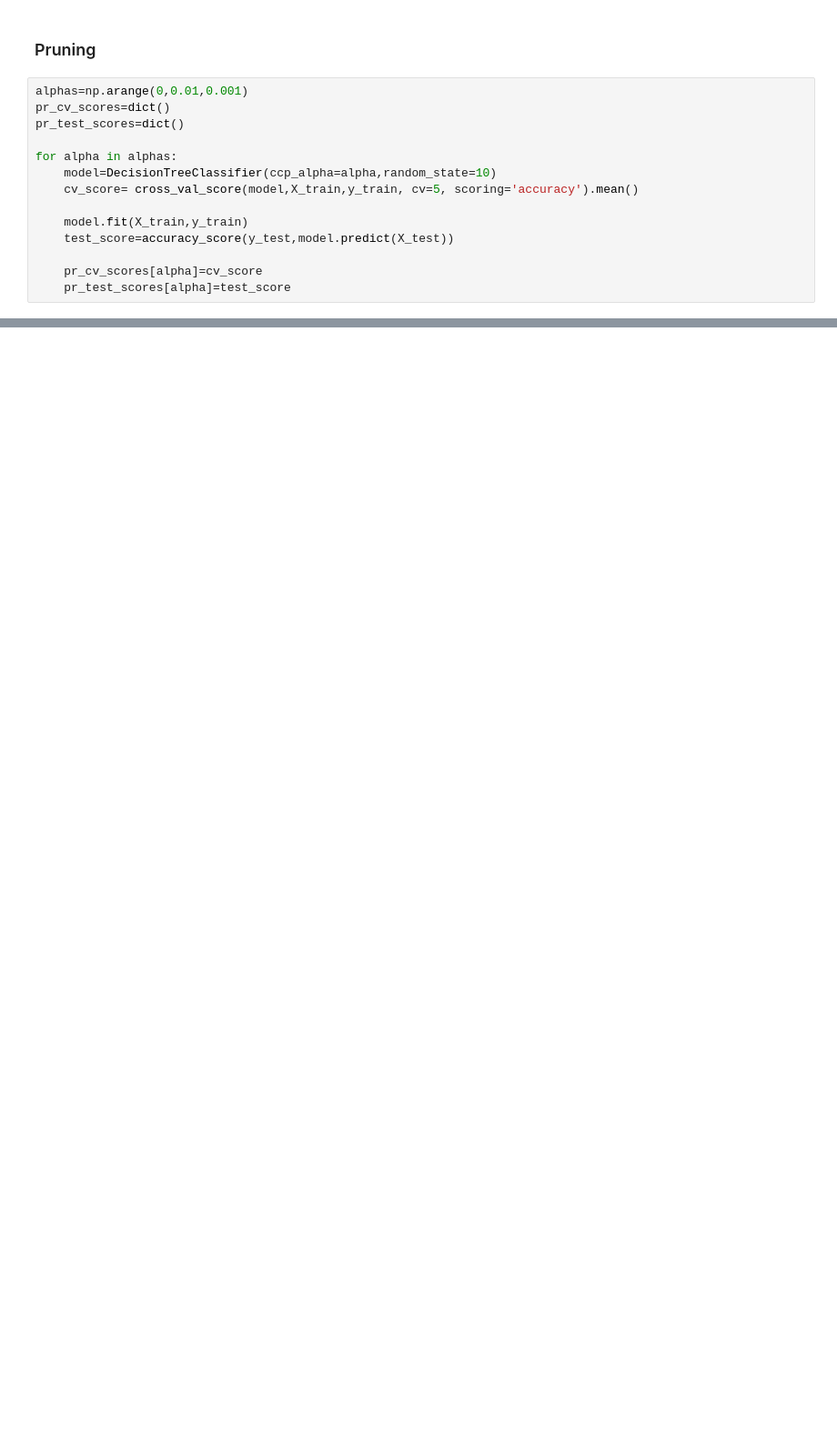
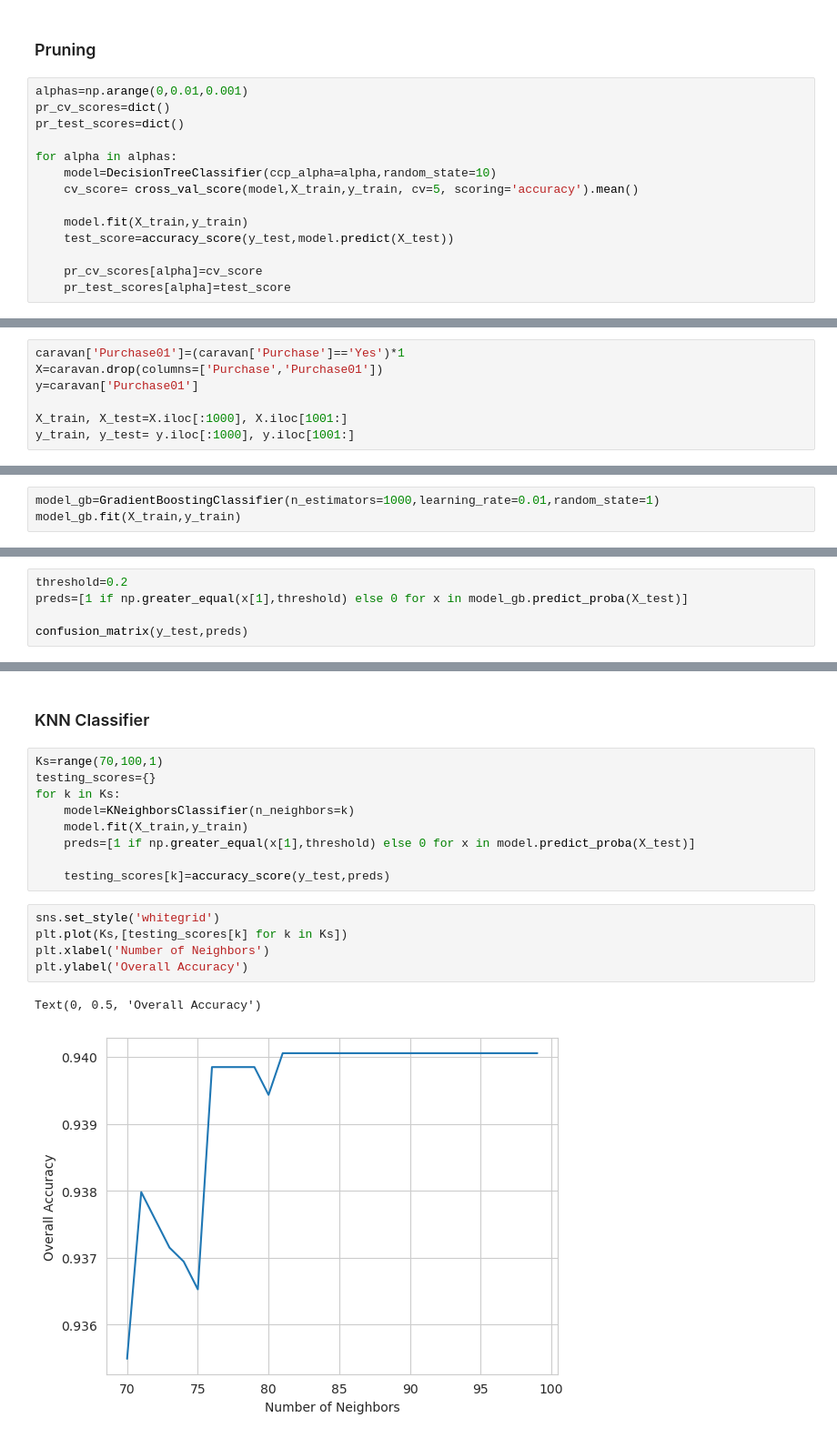
Before and after one commit to Svanazar/ISLR-exercises, a Jupyter notebook: Chapter 8.ipynb, the cells around one changed output, grey strips where cells are left out. Shown at 91% size. Saved outputs shown, nothing was run; the diff lists cells and outputs as text; blank space fills up the shorter version.

Commit message:
Completed Chapter 8
- Did a question on Boosting
- Added the Caravan dataset

```diff
--- a/Chapter 8.ipynb
+++ b/Chapter 8.ipynb
@@ -210,0 +228,7 @@ plt.legend()
+# %%
+caravan['Purchase01']=(caravan['Purchase']=='Yes')*1
+X=caravan.drop(columns=['Purchase','Purchase01'])
+y=caravan['Purchase01']
+
+X_train, X_test=X.iloc[:1000], X.iloc[1001:]
+y_train, y_test= y.iloc[:1000], y.iloc[1001:]
@@ -210,0 +246,3 @@ plt.legend()
+# %%
+model_gb=GradientBoostingClassifier(n_estimators=1000,learning_rate=0.01,random_state=1)
+model_gb.fit(X_train,y_train)
@@ -210,0 +284,5 @@ plt.legend()
+# %%
+threshold=0.2
+preds=[1 if np.greater_equal(x[1],threshold) else 0 for x in model_gb.predict_proba(X_test)]
+
+confusion_matrix(y_test,preds)
@@ -210,0 +297,19 @@ plt.legend()
+# %% [markdown]
+### KNN Classifier
+# %%
+Ks=range(70,100,1)
+testing_scores={}
+for k in Ks:
+    model=KNeighborsClassifier(n_neighbors=k)
+    model.fit(X_train,y_train)
+    preds=[1 if np.greater_equal(x[1],threshold) else 0 for x in model.predict_proba(X_test)]
+
+    testing_scores[k]=accuracy_score(y_test,preds)
+# %%
+sns.set_style('whitegrid')
+plt.plot(Ks,[testing_scores[k] for k in Ks])
+plt.xlabel('Number of Neighbors')
+plt.ylabel('Overall Accuracy')
+# %% [output]
+Text(0, 0.5, 'Overall Accuracy')
+[figure, added]
```
Also changed, not shown: parts of 16 cells of this notebook, 1 other file.
